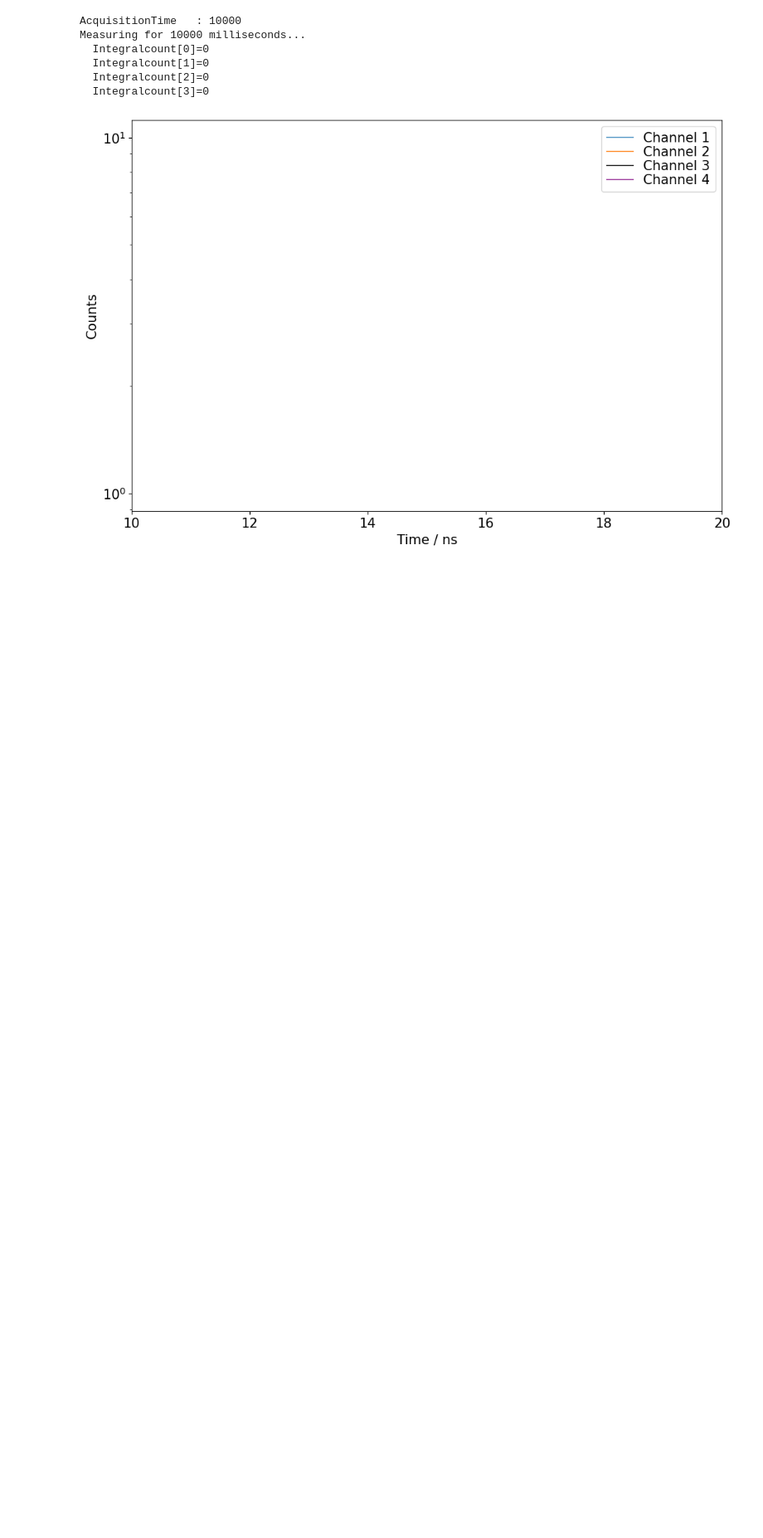
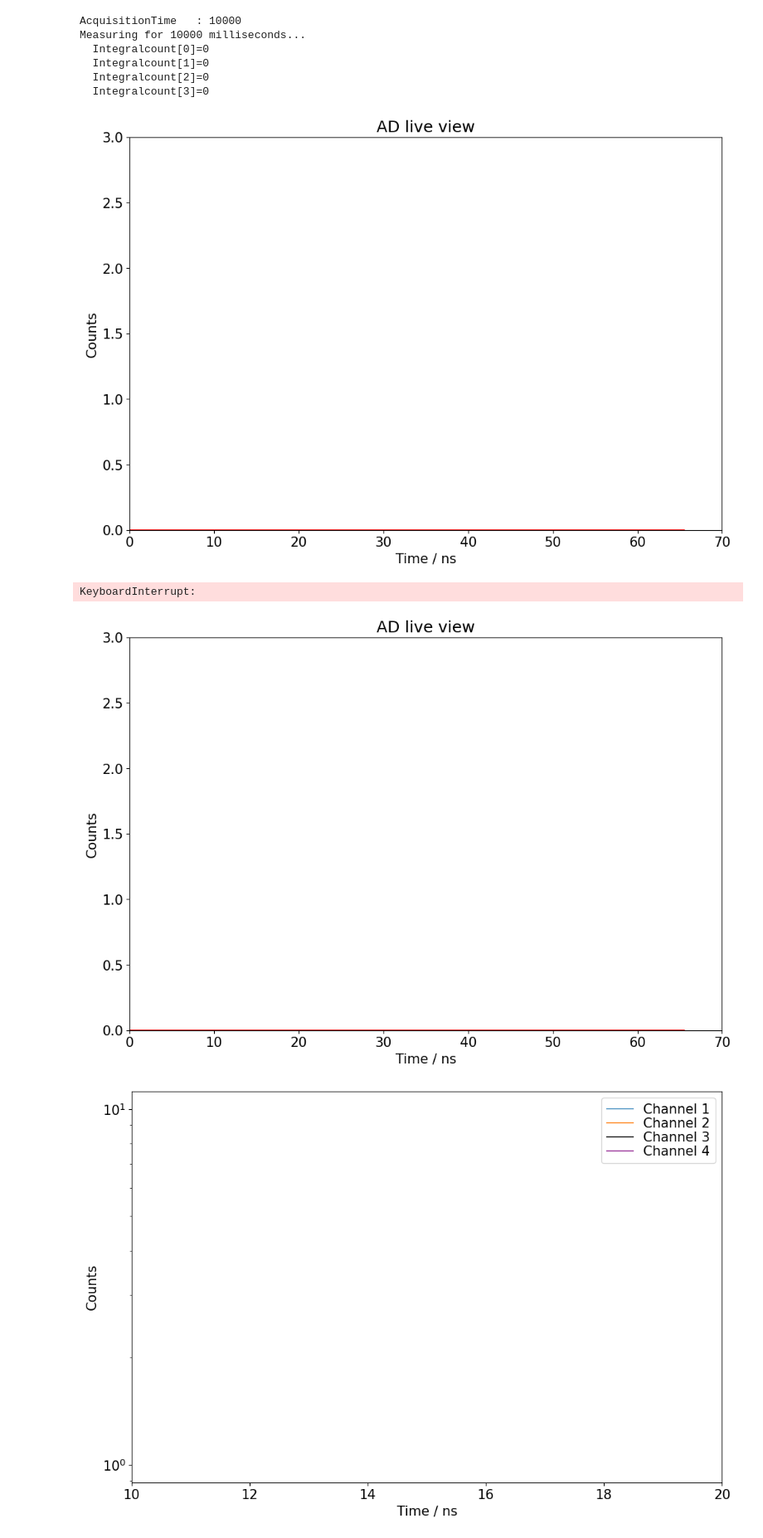
Before and after one commit to Jaclav/FotonuFUW, a Jupyter notebook: HH.ipynb, the cells around one changed output. Shown: that part at 83% size. Drawn from its saved outputs; the diff is of its cells as text; code cells hidden in the pictures; blank space fills up the shorter version.

Commit message:
Live view

```diff
--- a/HH.ipynb
+++ b/HH.ipynb
@@ -104,10 +104,15 @@ setting a larger sync divider.
 WARNING_INPT_RATE_ZERO:
 There is no signal at any of the input channels.
 # %%
-#measuring all channels for tacq ms and saving output to file
-log = measureAllInputs(tacq, outputfile)
+tacq = 10000  # Measurement time in millisec, you can change this
+log, histLen, numChannels, counts = measureAllInputs(tacq)
 print(log)
-print(log, file=logfile)
+logfile.write(log+"\n")
+
+for j in range(0, histLen):
+    for i in range(0, numChannels):
+        outputfile.write("%5d " % counts[i][j])
+    outputfile.write("\n")
 # %% [output]
 AcquisitionTime   : 10000
 Measuring for 10000 milliseconds...
@@ -116,7 +121,43 @@ Measuring for 10000 milliseconds...
   Integralcount[2]=0
   Integralcount[3]=0
 # %%
-# writing to file and quitting
-closeDevices()
-outputfile.close()
-logfile.close()
+"""
+| (_)_   _____  __   _(_) _____      __
+| | \ \ / / _ \ \ \ / / |/ _ \ \ /\ / /
+| | |\ V /  __/  \ V /| |  __/\ V  V /
+|_|_| \_/ \___|   \_/ |_|\___| \_/\_/
+"""
+
+
+def draw(ax, i, hdisplay):
+    T = np.linspace(0, 1, 100)
+    if ax.lines:
+        for line in ax.lines:
+            log, histLen, numChannels, data = measureAllInputs(1000)
+            ch3 = [data[2][i] for i in range(histLen)]
+            T = np.linspace(0, len(ch3), len(ch3)) / 1000
+
+            line.set_xdata(T)
+            line.set_ydata(ch3)
+    else:
+        ax.plot(T, T * 0, "r")
+    hdisplay.update(fig)
+
+
+fig, ax = plt.subplots(1, 1)
+ax.set_xlim(0, 70)
+ax.set_ylim(0, 3)
+ax.set_xlabel("Time / ns")
+ax.set_ylabel("Counts")
+ax.set_title("AD live view")
+
+hdisplay = display.display("", display_id=True)
+
+for i in range(100):
+    draw(ax, i, hdisplay=hdisplay)
+
+plt.close(fig)
+# %% [output]
+[figure, added]
+KeyboardInterrupt:
+[figure, added]
```
Also changed, not shown: parts of 6 cells of this notebook, 1 other file.
